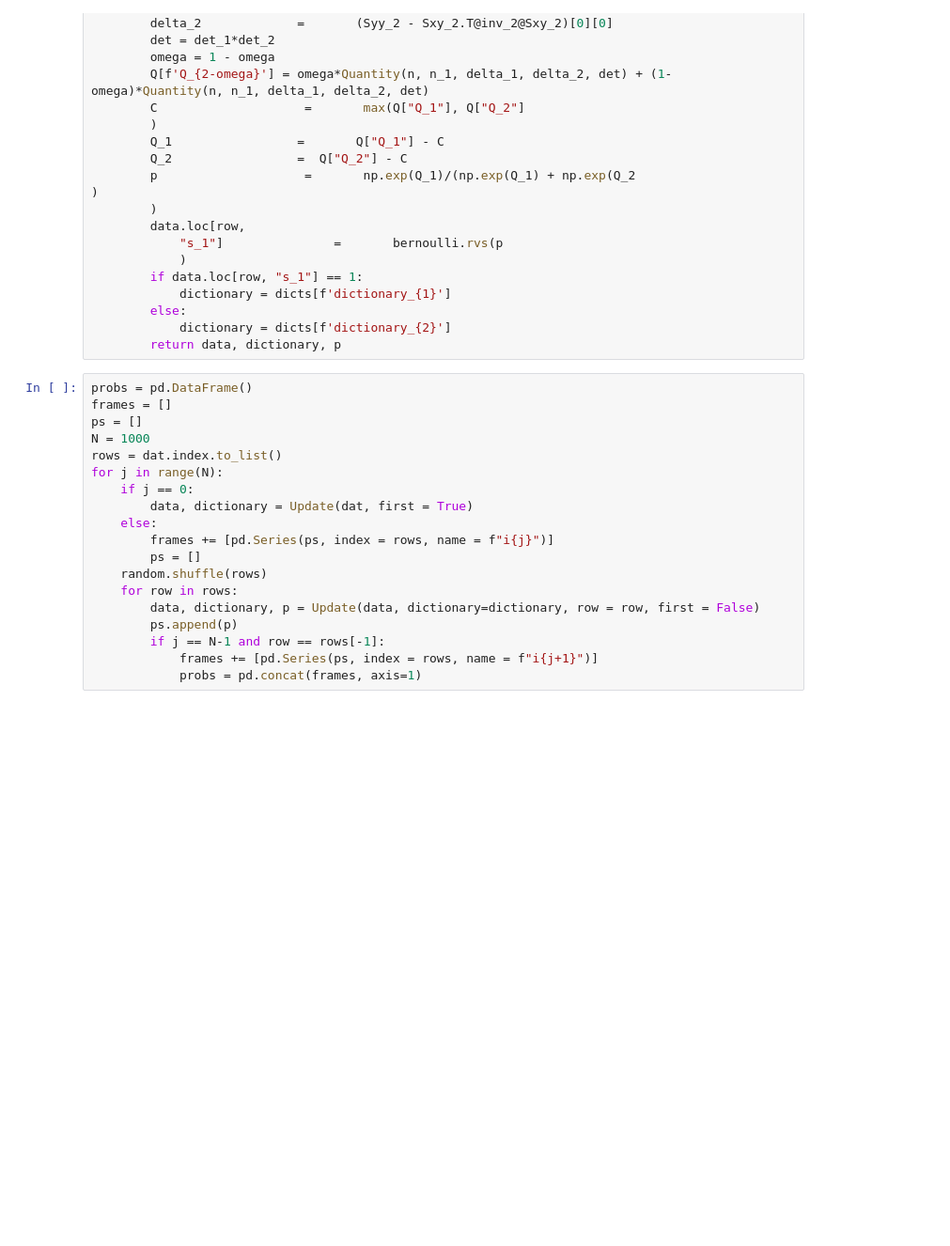
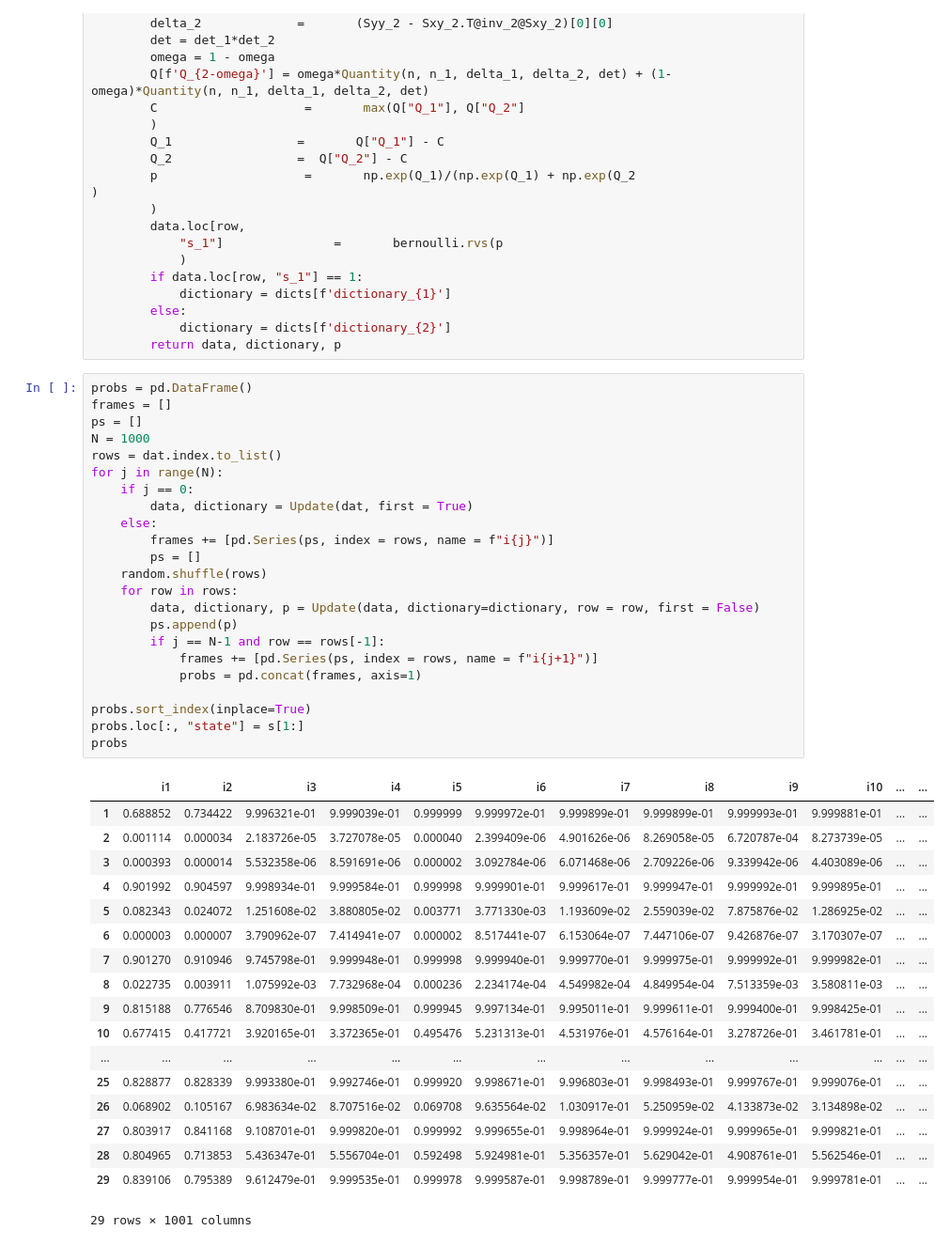
Before and after one commit to salahaddiniayyubi/BayesianTAR, a Jupyter notebook: BayesianTAR.ipynb, the cells around one changed output. Shown at 94% size. Cells and saved outputs as stored; diff of their text form; blank space fills up the shorter version.

```diff
--- a/BayesianTAR.ipynb
+++ b/BayesianTAR.ipynb
@@ -150,19 +150,42 @@ def Update(data, dictionary = None, row = 1, first = True):
 # %%
 probs = pd.DataFrame()
 frames = []
 ps = []
 N = 1000
 rows = dat.index.to_list()
 for j in range(N):
     if j == 0:
         data, dictionary = Update(dat, first = True)
     else:
         frames += [pd.Series(ps, index = rows, name = f"i{j}")]
         ps = []
     random.shuffle(rows)
     for row in rows:
         data, dictionary, p = Update(data, dictionary=dictionary, row = row, first = False)
         ps.append(p)
         if j == N-1 and row == rows[-1]:
             frames += [pd.Series(ps, index = rows, name = f"i{j+1}")]
             probs = pd.concat(frames, axis=1)
+
+probs.sort_index(inplace=True)
+probs.loc[:, "state"] = s[1:]
+probs
+# %% [output]
+|  | i1 | i2 | i3 | i4 | i5 | i6 | i7 | i8 | i9 | i10 | ... | ... |
+| 1 | 0.688852 | 0.734422 | 9.996321e-01 | 9.999039e-01 | 0.999999 | 9.999972e-01 | 9.999899e-01 | 9.999899e-01 | 9.999993e-01 | 9.999881e-01 | ... | ... |
+| 2 | 0.001114 | 0.000034 | 2.183726e-05 | 3.727078e-05 | 0.000040 | 2.399409e-06 | 4.901626e-06 | 8.269058e-05 | 6.720787e-04 | 8.273739e-05 | ... | ... |
+| 3 | 0.000393 | 0.000014 | 5.532358e-06 | 8.591691e-06 | 0.000002 | 3.092784e-06 | 6.071468e-06 | 2.709226e-06 | 9.339942e-06 | 4.403089e-06 | ... | ... |
+| 4 | 0.901992 | 0.904597 | 9.998934e-01 | 9.999584e-01 | 0.999998 | 9.999901e-01 | 9.999617e-01 | 9.999947e-01 | 9.999992e-01 | 9.999895e-01 | ... | ... |
+| 5 | 0.082343 | 0.024072 | 1.251608e-02 | 3.880805e-02 | 0.003771 | 3.771330e-03 | 1.193609e-02 | 2.559039e-02 | 7.875876e-02 | 1.286925e-02 | ... | ... |
+| 6 | 0.000003 | 0.000007 | 3.790962e-07 | 7.414941e-07 | 0.000002 | 8.517441e-07 | 6.153064e-07 | 7.447106e-07 | 9.426876e-07 | 3.170307e-07 | ... | ... |
+| 7 | 0.901270 | 0.910946 | 9.745798e-01 | 9.999948e-01 | 0.999998 | 9.999940e-01 | 9.999770e-01 | 9.999975e-01 | 9.999992e-01 | 9.999982e-01 | ... | ... |
+| 8 | 0.022735 | 0.003911 | 1.075992e-03 | 7.732968e-04 | 0.000236 | 2.234174e-04 | 4.549982e-04 | 4.849954e-04 | 7.513359e-03 | 3.580811e-03 | ... | ... |
+| 9 | 0.815188 | 0.776546 | 8.709830e-01 | 9.998509e-01 | 0.999945 | 9.997134e-01 | 9.995011e-01 | 9.999611e-01 | 9.999400e-01 | 9.998425e-01 | ... | ... |
+| 10 | 0.677415 | 0.417721 | 3.920165e-01 | 3.372365e-01 | 0.495476 | 5.231313e-01 | 4.531976e-01 | 4.576164e-01 | 3.278726e-01 | 3.461781e-01 | ... | ... |
+| ... | ... | ... | ... | ... | ... | ... | ... | ... | ... | ... | ... | ... |
+| 25 | 0.828877 | 0.828339 | 9.993380e-01 | 9.992746e-01 | 0.999920 | 9.998671e-01 | 9.996803e-01 | 9.998493e-01 | 9.999767e-01 | 9.999076e-01 | ... | ... |
+| 26 | 0.068902 | 0.105167 | 6.983634e-02 | 8.707516e-02 | 0.069708 | 9.635564e-02 | 1.030917e-01 | 5.250959e-02 | 4.133873e-02 | 3.134898e-02 | ... | ... |
+| 27 | 0.803917 | 0.841168 | 9.108701e-01 | 9.999820e-01 | 0.999992 | 9.999655e-01 | 9.998964e-01 | 9.999924e-01 | 9.999965e-01 | 9.999821e-01 | ... | ... |
+| 28 | 0.804965 | 0.713853 | 5.436347e-01 | 5.556704e-01 | 0.592498 | 5.924981e-01 | 5.356357e-01 | 5.629042e-01 | 4.908761e-01 | 5.562546e-01 | ... | ... |
+| 29 | 0.839106 | 0.795389 | 9.612479e-01 | 9.999535e-01 | 0.999978 | 9.999587e-01 | 9.998789e-01 | 9.999777e-01 | 9.999954e-01 | 9.999781e-01 | ... | ... |
+29 rows × 1001 columns
```
Also changed, not shown: parts of 3 cells of this notebook.
